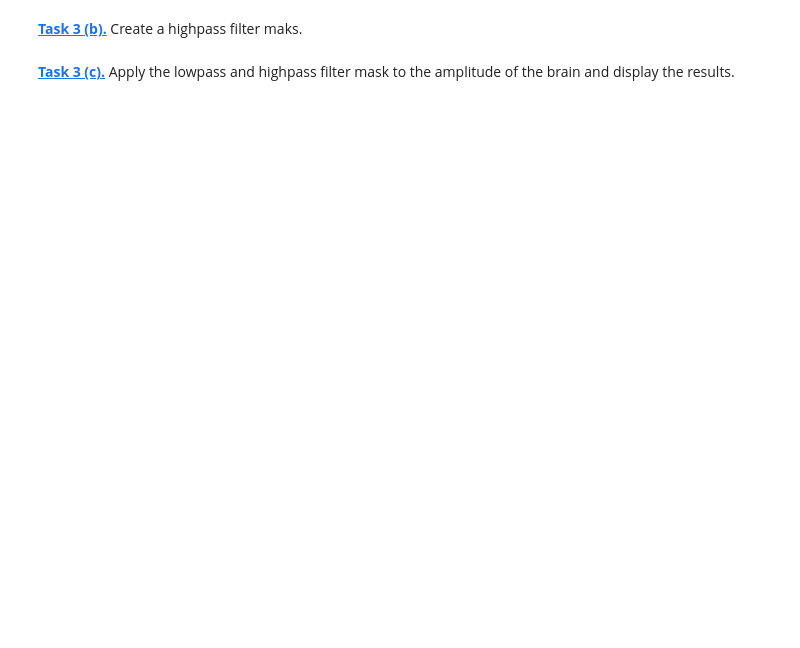
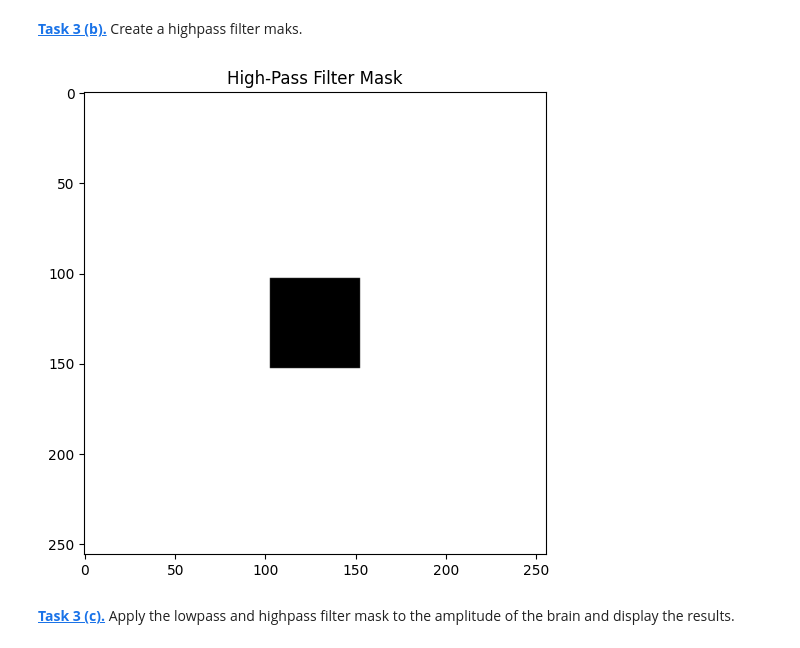
Before and after one commit to AlexandraKornelius/mobi-fs5-python, a Jupyter notebook: fourier.ipynb, the cells around one changed output. Cells and saved outputs as stored; diff of their text form; code cells hidden in the pictures; blank space fills up the shorter version.

```diff
--- a/fourier.ipynb
+++ b/fourier.ipynb
@@ -187,4 +208,12 @@ filter_window_size = 50
 # %% [markdown]
 **[Task 3 (b).]()** Create a highpass filter maks.
+# %%
+highpass = 1- lowpass
+plt.figure(figsize=(6, 6))
+plt.title("High-Pass Filter Mask")
+plt.imshow(highpass, cmap="gray")
+plt.show()
+# %% [output]
+[figure, added]
 # %% [markdown]
 **[Task 3 (c).]()** Apply the lowpass and highpass filter mask to the amplitude of the brain and display the results.
```
Also changed, not shown: parts of 3 cells of this notebook.
